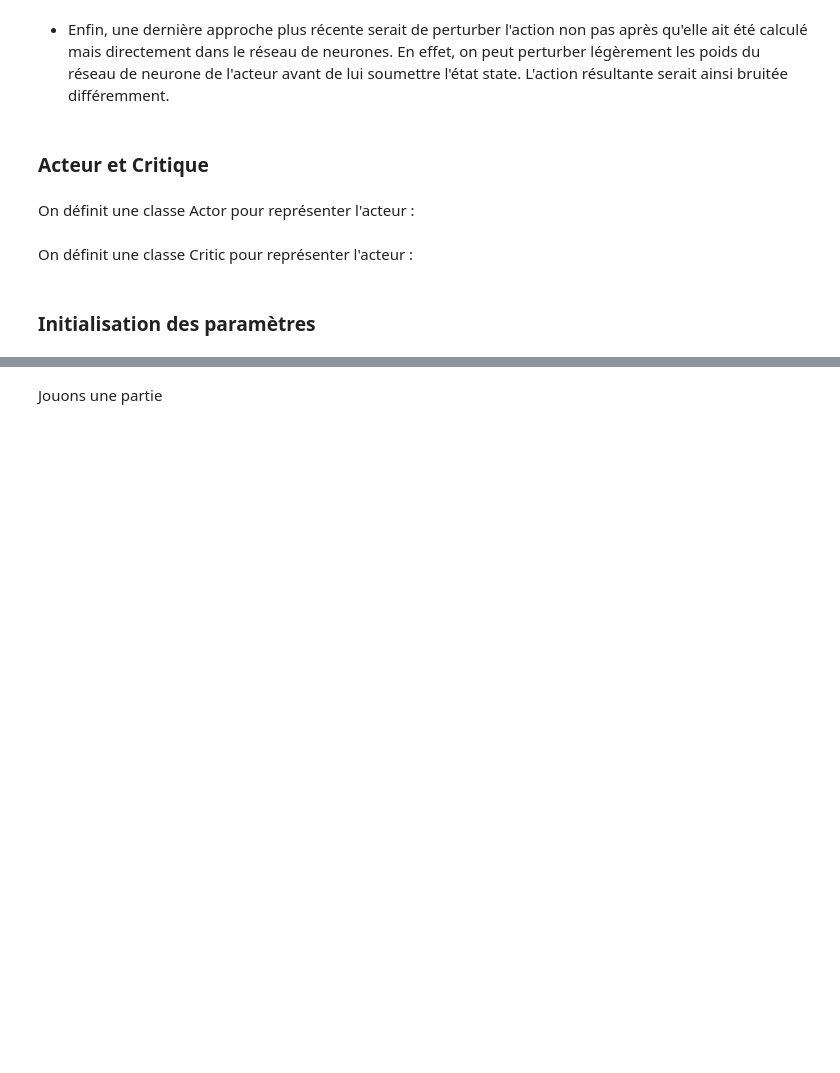
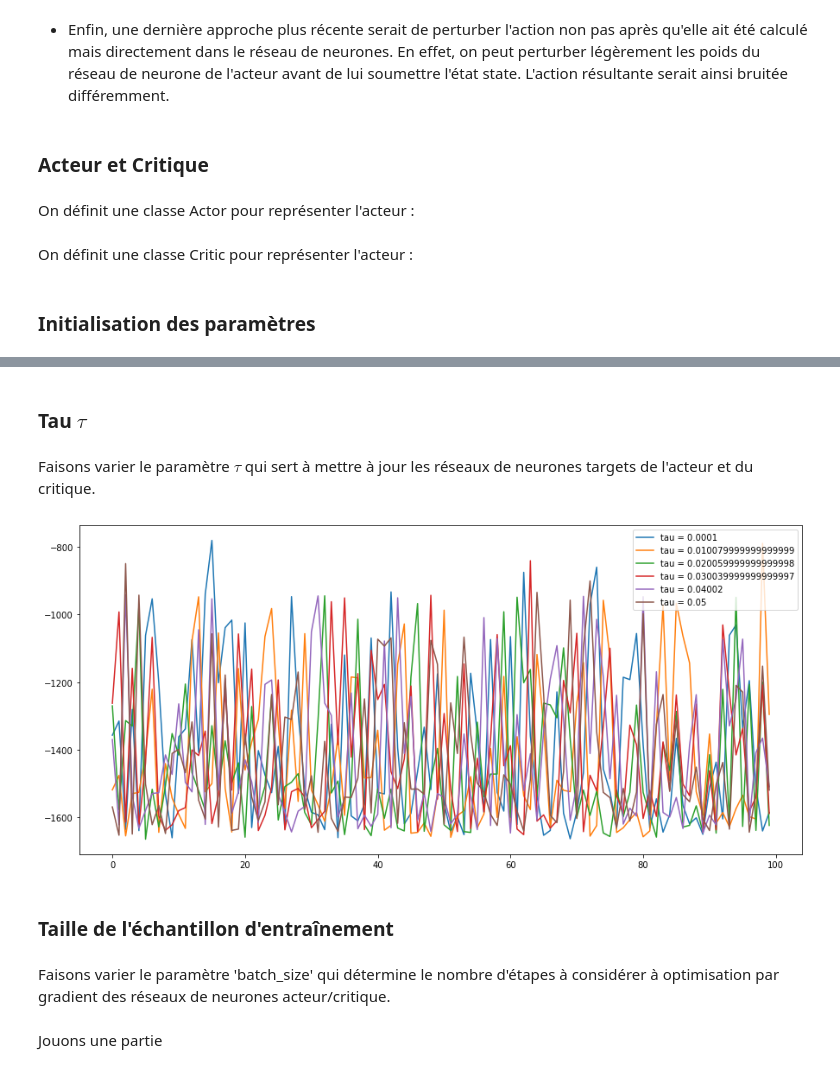
Before and after one commit to Samsoum41/DDPG, a Jupyter notebook: Keras_pendulum.ipynb, the cells around one changed output, grey strips where cells are left out. Drawn from its saved outputs; the diff is of its cells as text; code cells hidden in the pictures; blank space fills up the shorter version.

```diff
--- a/Keras_pendulum.ipynb
+++ b/Keras_pendulum.ipynb
@@ -439,3 +477,15 @@ KeyboardInterrupt:
+# %% [markdown]
+### Tau $\tau$
+# %% [markdown]
+Faisons varier le paramètre $\tau$ qui sert à mettre à jour les réseaux de neurones targets de l'acteur et du critique.
+# %%
+plot_data("tau")
+# %% [output]
+[figure, added]
+# %% [markdown]
+### Taille de l'échantillon d'entraînement
+# %% [markdown]
+Faisons varier le paramètre 'batch_size' qui détermine le nombre d'étapes à considérer à optimisation par gradient des réseaux de neurones acteur/critique.
 # %% [markdown]
 Jouons une partie
 # %%
```
Also changed, not shown: parts of 18 cells of this notebook, 22 other files.
